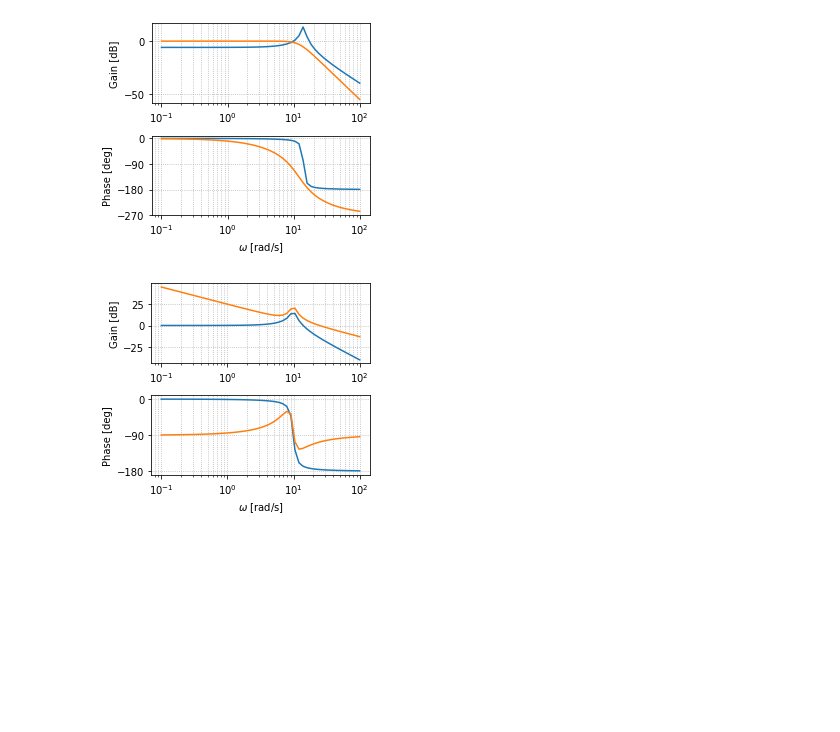
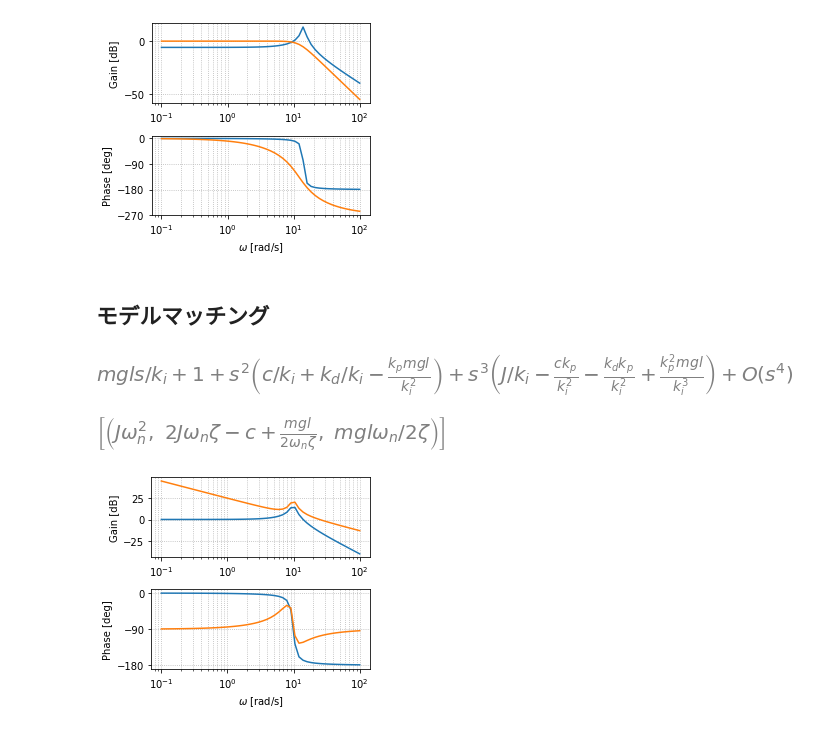
Before and after one commit to 373yuki/onlinelec2020, a Jupyter notebook: Part2.ipynb, the cells around one changed output. Drawn from its saved outputs; the diff is of its cells as text; code cells hidden in the pictures; blank space fills up the shorter version.

```diff
--- a/Part2.ipynb
+++ b/Part2.ipynb
@@ -406,6 +285,32 @@ ax[1].set_yticks([-270,-180,-90,0])
 fig.tight_layout()
 # %% [output]
 [figure]
+# %% [markdown]
+## モデルマッチング
+# %%
+import sympy as sp
+s = sp.Symbol('s')
+kp, kd, ki = sp.symbols('k_p k_d k_i')
+mgl, c, J = sp.symbols('mgl c J')
+sp.init_printing()
+
+G = (kp*s+ki)/(J*s**3 +(c+kd)*s**2 + (mgl + kp)*s + ki)
+sp.series(1/G, s, 0, 4)
+# %% [output]
+[figure, added]
+# %%
+import sympy as sp
+z, wn = sp.symbols('zeta omega_n')
+kp, kd, ki = sp.symbols('k_p k_d k_i')
+mgl,c,J = sp.symbols('mgl c J')
+sp.init_printing()
+
+f1 = mgl/ki-2*z/wn
+f2 = (c+kd)/ki-mgl*kp/(ki**2)-1/(wn**2)
+f3 = J/ki-kp*(c+kd)/(ki**2)+mgl*kp**2/(ki**3)
+sp.solve([f1, f2, f3],[kp, kd, ki])
+# %% [output]
+[figure, added]
 # %%
 fig, ax = plt.subplots(2, 1, figsize=(4, 3.5))
 
```
Also changed, not shown: parts of 13 cells of this notebook.
